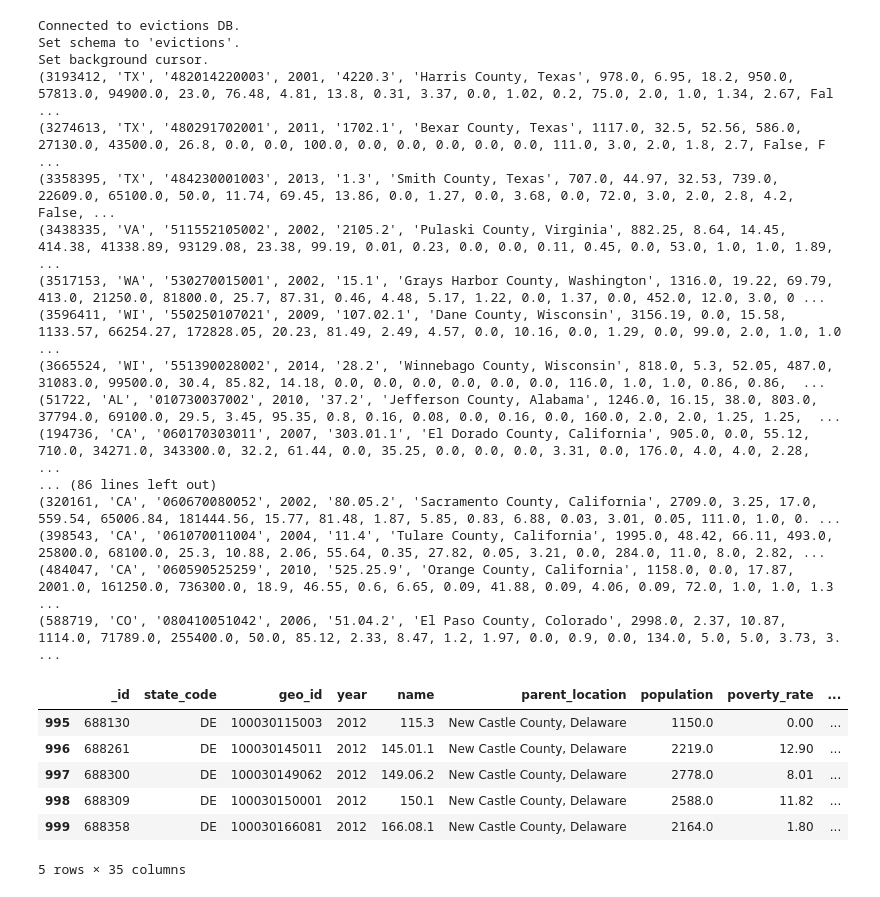
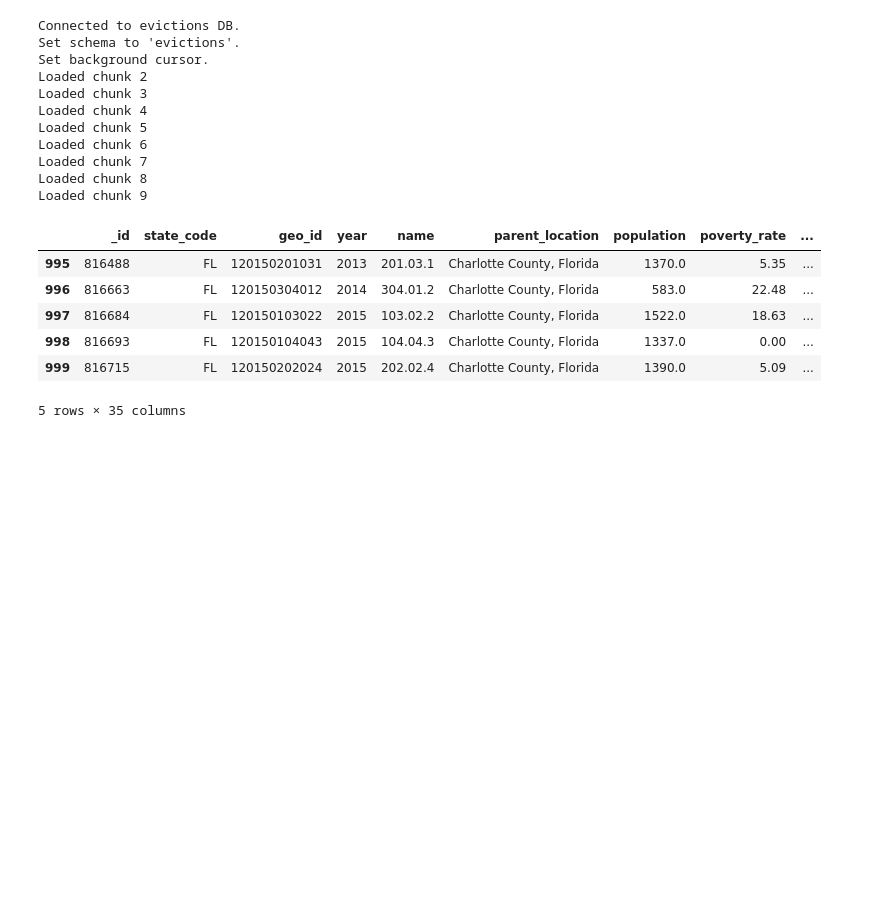
Before and after one commit to justincohler/evictions-learn, a Jupyter notebook: src/Evictions_Modeling.py.ipynb, the cells around one changed output. Drawn from its saved outputs; the diff is of its cells as text; code cells hidden in the pictures; blank space fills up the shorter version.

```diff
--- a/src/Evictions_Modeling.py.ipynb
+++ b/src/Evictions_Modeling.py.ipynb
@@ -4,34 +4,30 @@ import pandas as pd
 import numpy as np
 # %%
 pipeline = Pipeline()
-for i in range(1,100):
+df = pipeline.load_chunk()
+for i in range(1,9):
     df = df.append(pipeline.load_chunk())
+    print("Loaded chunk {}".format(i+1))
 
 df.tail()
 # %% [output]
 Connected to evictions DB.
 Set schema to 'evictions'.
 Set background cursor.
-(3193412, 'TX', '482014220003', 2001, '4220.3', 'Harris County, Texas', 978.0, 6.95, 18.2, 950.0, 57813.0, 94900.0, 23.0, 76.48, 4.81, 13.8, 0.31, 3.37, 0.0, 1.02, 0.2, 75.0, 2.0, 1.0, 1.34, 2.67, Fal ...
-(3274613, 'TX', '480291702001', 2011, '1702.1', 'Bexar County, Texas', 1117.0, 32.5, 52.56, 586.0, 27130.0, 43500.0, 26.8, 0.0, 0.0, 100.0, 0.0, 0.0, 0.0, 0.0, 0.0, 111.0, 3.0, 2.0, 1.8, 2.7, False, F ...
-(3358395, 'TX', '484230001003', 2013, '1.3', 'Smith County, Texas', 707.0, 44.97, 32.53, 739.0, 22609.0, 65100.0, 50.0, 11.74, 69.45, 13.86, 0.0, 1.27, 0.0, 3.68, 0.0, 72.0, 3.0, 2.0, 2.8, 4.2, False, ...
-(3438335, 'VA', '511552105002', 2002, '2105.2', 'Pulaski County, Virginia', 882.25, 8.64, 14.45, 414.38, 41338.89, 93129.08, 23.38, 99.19, 0.01, 0.23, 0.0, 0.0, 0.11, 0.45, 0.0, 53.0, 1.0, 1.0, 1.89,  ...
-(3517153, 'WA', '530270015001', 2002, '15.1', 'Grays Harbor County, Washington', 1316.0, 19.22, 69.79, 413.0, 21250.0, 81800.0, 25.7, 87.31, 0.46, 4.48, 5.17, 1.22, 0.0, 1.37, 0.0, 452.0, 12.0, 3.0, 0 ...
-(3596411, 'WI', '550250107021', 2009, '107.02.1', 'Dane County, Wisconsin', 3156.19, 0.0, 15.58, 1133.57, 66254.27, 172828.05, 20.23, 81.49, 2.49, 4.57, 0.0, 10.16, 0.0, 1.29, 0.0, 99.0, 2.0, 1.0, 1.0 ...
-(3665524, 'WI', '551390028002', 2014, '28.2', 'Winnebago County, Wisconsin', 818.0, 5.3, 52.05, 487.0, 31083.0, 99500.0, 30.4, 85.82, 14.18, 0.0, 0.0, 0.0, 0.0, 0.0, 0.0, 116.0, 1.0, 1.0, 0.86, 0.86,  ...
-(51722, 'AL', '010730037002', 2010, '37.2', 'Jefferson County, Alabama', 1246.0, 16.15, 38.0, 803.0, 37794.0, 69100.0, 29.5, 3.45, 95.35, 0.8, 0.16, 0.08, 0.0, 0.16, 0.0, 160.0, 2.0, 2.0, 1.25, 1.25,  ...
-(194736, 'CA', '060170303011', 2007, '303.01.1', 'El Dorado County, California', 905.0, 0.0, 55.12, 710.0, 34271.0, 343300.0, 32.2, 61.44, 0.0, 35.25, 0.0, 0.0, 0.0, 3.31, 0.0, 176.0, 4.0, 4.0, 2.28,  ...
-... (86 lines left out)
-(320161, 'CA', '060670080052', 2002, '80.05.2', 'Sacramento County, California', 2709.0, 3.25, 17.0, 559.54, 65006.84, 181444.56, 15.77, 81.48, 1.87, 5.85, 0.83, 6.88, 0.03, 3.01, 0.05, 111.0, 1.0, 0. ...
-(398543, 'CA', '061070011004', 2004, '11.4', 'Tulare County, California', 1995.0, 48.42, 66.11, 493.0, 25800.0, 68100.0, 25.3, 10.88, 2.06, 55.64, 0.35, 27.82, 0.05, 3.21, 0.0, 284.0, 11.0, 8.0, 2.82, ...
-(484047, 'CA', '060590525259', 2010, '525.25.9', 'Orange County, California', 1158.0, 0.0, 17.87, 2001.0, 161250.0, 736300.0, 18.9, 46.55, 0.6, 6.65, 0.09, 41.88, 0.09, 4.06, 0.09, 72.0, 1.0, 1.0, 1.3 ...
-(588719, 'CO', '080410051042', 2006, '51.04.2', 'El Paso County, Colorado', 2998.0, 2.37, 10.87, 1114.0, 71789.0, 255400.0, 50.0, 85.12, 2.33, 8.47, 1.2, 1.97, 0.0, 0.9, 0.0, 134.0, 5.0, 5.0, 3.73, 3. ...
+Loaded chunk 2
+Loaded chunk 3
+Loaded chunk 4
+Loaded chunk 5
+Loaded chunk 6
+Loaded chunk 7
+Loaded chunk 8
+Loaded chunk 9
 |  | _id | state_code | geo_id | year | name | parent_location | population | poverty_rate | ... |
-| 995 | 688130 | DE | 100030115003 | 2012 | 115.3 | New Castle County, Delaware | 1150.0 | 0.00 | ... |
-| 996 | 688261 | DE | 100030145011 | 2012 | 145.01.1 | New Castle County, Delaware | 2219.0 | 12.90 | ... |
-| 997 | 688300 | DE | 100030149062 | 2012 | 149.06.2 | New Castle County, Delaware | 2778.0 | 8.01 | ... |
-| 998 | 688309 | DE | 100030150001 | 2012 | 150.1 | New Castle County, Delaware | 2588.0 | 11.82 | ... |
-| 999 | 688358 | DE | 100030166081 | 2012 | 166.08.1 | New Castle County, Delaware | 2164.0 | 1.80 | ... |
+| 995 | 816488 | FL | 120150201031 | 2013 | 201.03.1 | Charlotte County, Florida | 1370.0 | 5.35 | ... |
+| 996 | 816663 | FL | 120150304012 | 2014 | 304.01.2 | Charlotte County, Florida | 583.0 | 22.48 | ... |
+| 997 | 816684 | FL | 120150103022 | 2015 | 103.02.2 | Charlotte County, Florida | 1522.0 | 18.63 | ... |
+| 998 | 816693 | FL | 120150104043 | 2015 | 104.04.3 | Charlotte County, Florida | 1337.0 | 0.00 | ... |
+| 999 | 816715 | FL | 120150202024 | 2015 | 202.02.4 | Charlotte County, Florida | 1390.0 | 5.09 | ... |
 5 rows × 35 columns
 # %%
 
```
Also changed, not shown: parts of 1 cell of this notebook, 2 other files.
